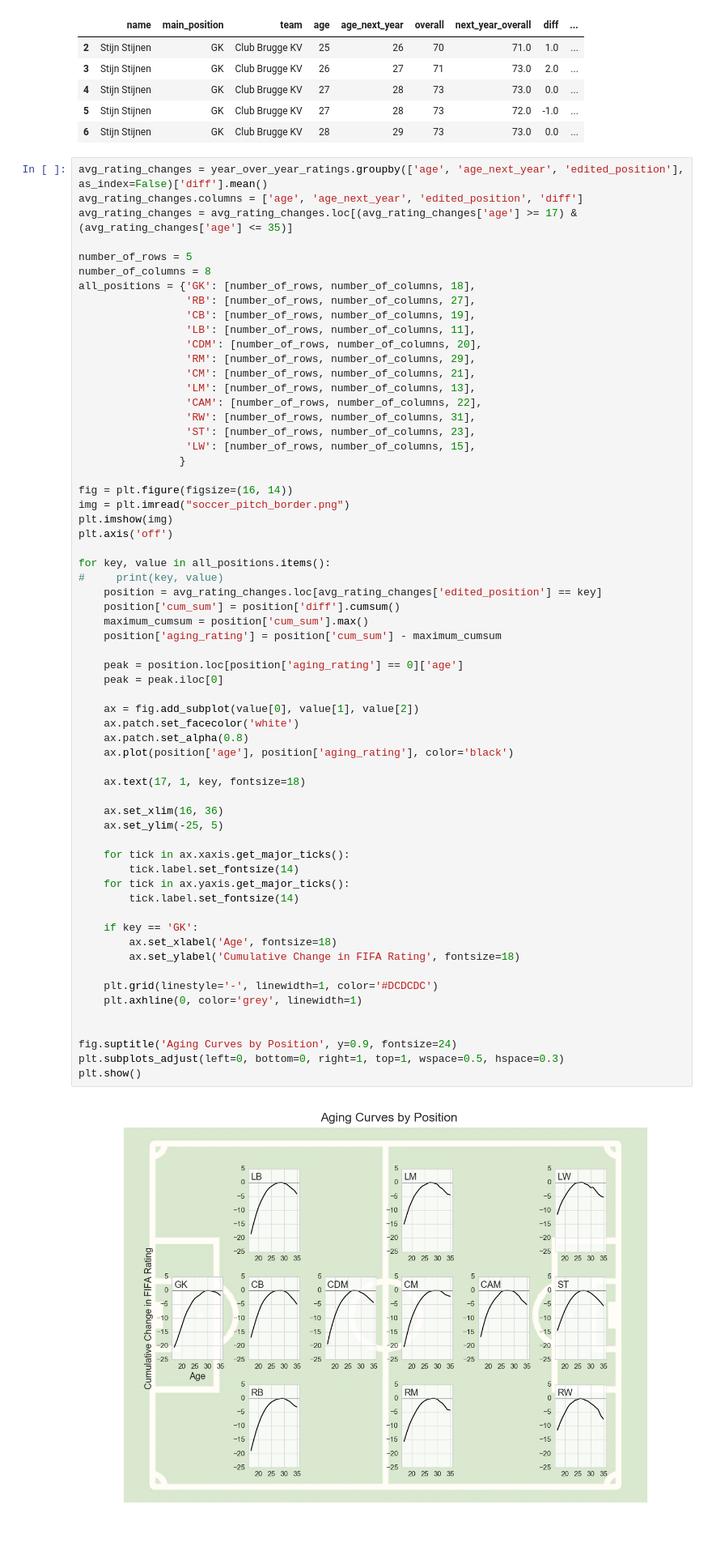
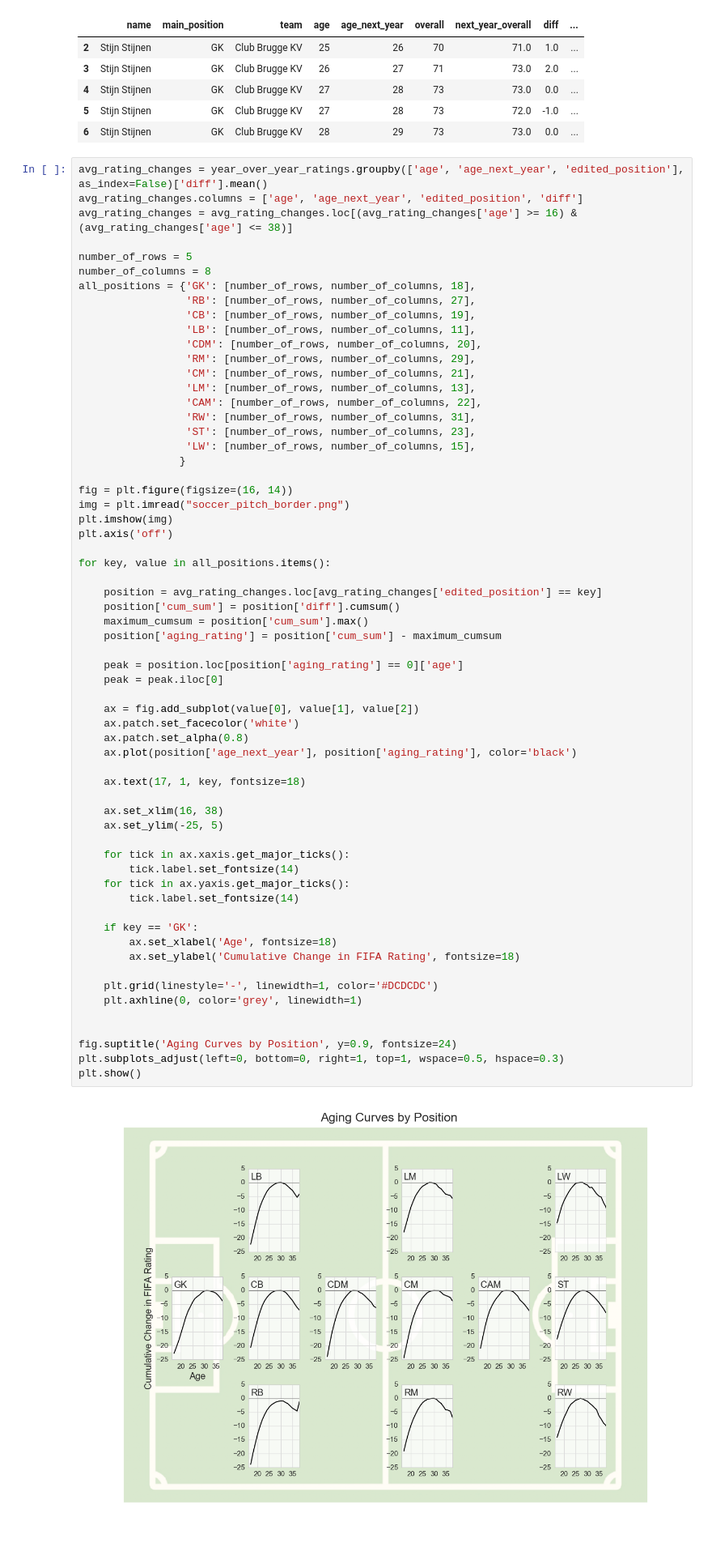
Before and after one commit to RoaldSchuring/football_aging_curves, a Jupyter notebook: aging_curves_analysis.ipynb, the cells around one changed output. Shown at 81% size. Drawn from its saved outputs; the diff is of its cells as text.

```diff
--- a/aging_curves_analysis.ipynb
+++ b/aging_curves_analysis.ipynb
@@ -166,7 +246,7 @@ year_over_year_ratings.head()
 # %%
 avg_rating_changes = year_over_year_ratings.groupby(['age', 'age_next_year', 'edited_position'], as_index=False)['diff'].mean()
 avg_rating_changes.columns = ['age', 'age_next_year', 'edited_position', 'diff']
-avg_rating_changes = avg_rating_changes.loc[(avg_rating_changes['age'] >= 17) & (avg_rating_changes['age'] <= 35)]
+avg_rating_changes = avg_rating_changes.loc[(avg_rating_changes['age'] >= 16) & (avg_rating_changes['age'] <= 38)]
 
 number_of_rows = 5
 number_of_columns = 8
@@ -190,43 +270,43 @@ plt.imshow(img)
 plt.axis('off')
 
 for key, value in all_positions.items():
-#     print(key, value)
+
     position = avg_rating_changes.loc[avg_rating_changes['edited_position'] == key]
     position['cum_sum'] = position['diff'].cumsum()
     maximum_cumsum = position['cum_sum'].max()
     position['aging_rating'] = position['cum_sum'] - maximum_cumsum
 
     peak = position.loc[position['aging_rating'] == 0]['age']
     peak = peak.iloc[0]
 
     ax = fig.add_subplot(value[0], value[1], value[2])
     ax.patch.set_facecolor('white')
     ax.patch.set_alpha(0.8)
-    ax.plot(position['age'], position['aging_rating'], color='black')
+    ax.plot(position['age_next_year'], position['aging_rating'], color='black')
 
     ax.text(17, 1, key, fontsize=18)
 
-    ax.set_xlim(16, 36)
+    ax.set_xlim(16, 38)
     ax.set_ylim(-25, 5)
 
     for tick in ax.xaxis.get_major_ticks():
         tick.label.set_fontsize(14)
     for tick in ax.yaxis.get_major_ticks():
         tick.label.set_fontsize(14)
 
     if key == 'GK':
         ax.set_xlabel('Age', fontsize=18)
         ax.set_ylabel('Cumulative Change in FIFA Rating', fontsize=18)
 
     plt.grid(linestyle='-', linewidth=1, color='#DCDCDC')
     plt.axhline(0, color='grey', linewidth=1)
 
 
 fig.suptitle('Aging Curves by Position', y=0.9, fontsize=24)
 plt.subplots_adjust(left=0, bottom=0, right=1, top=1, wspace=0.5, hspace=0.3)
 plt.show()
 # %% [output]
-[figure, old version]
+[figure, new version]
 # %% [markdown]
 At a glance, we can immediately start to draw some interesting conclusions:
 
```
Also changed, not shown: parts of 14 cells of this notebook, 4 other files.
